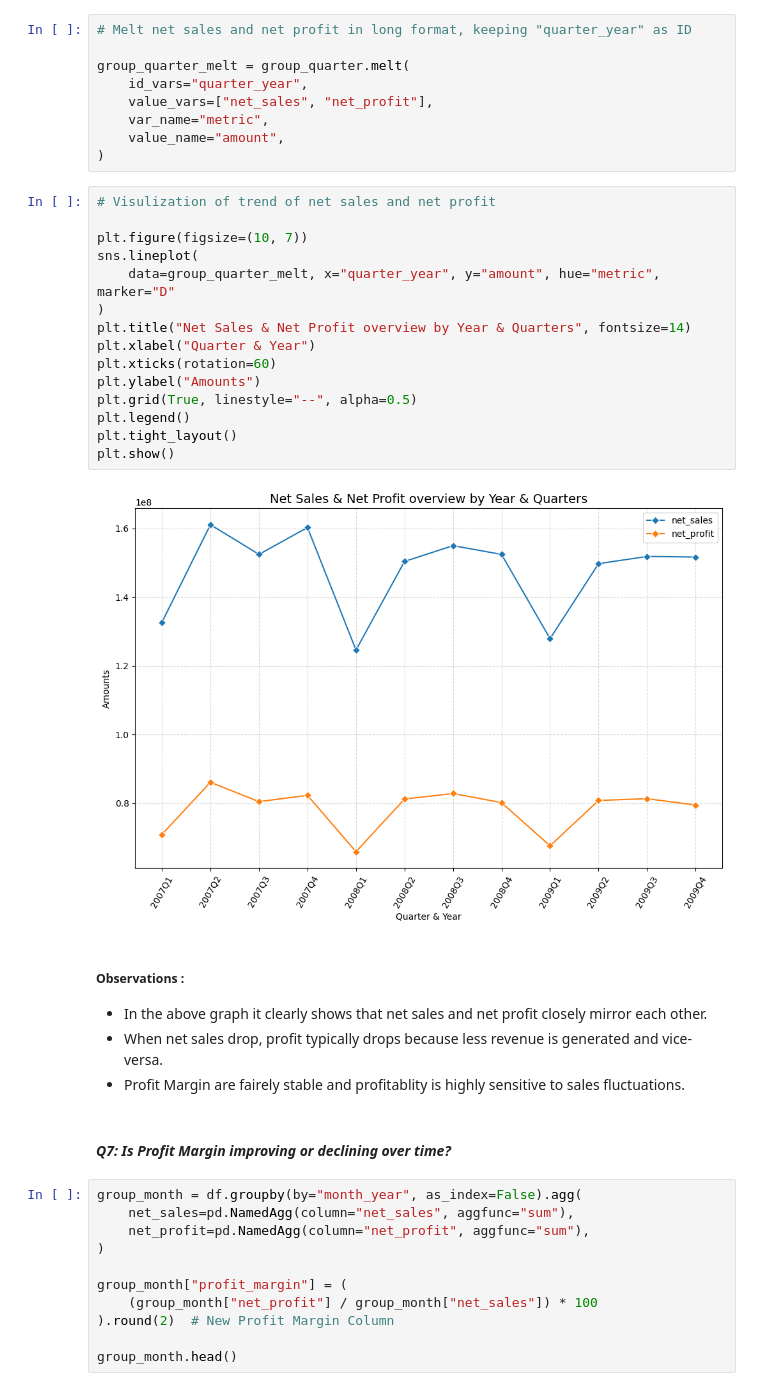
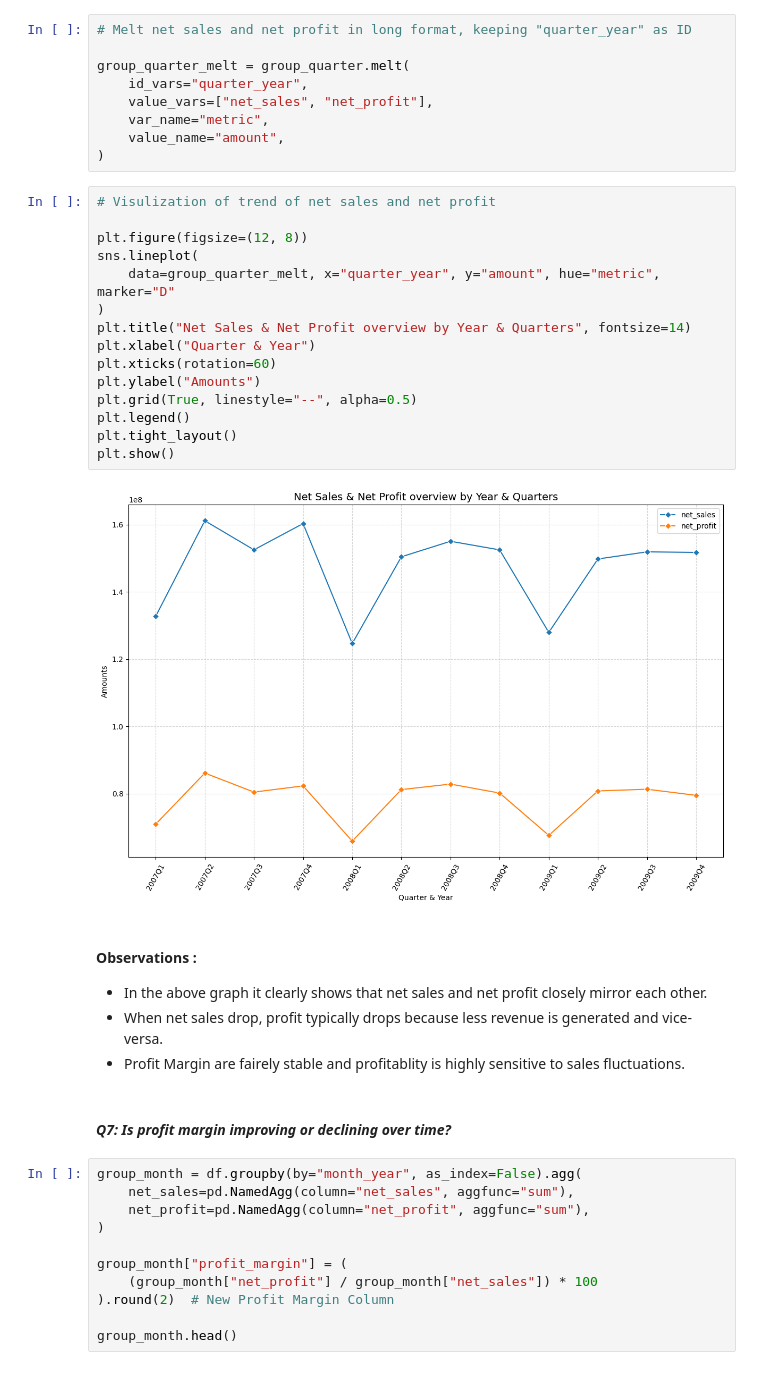
Before and after one commit to hemant4dsci/retail_e-commerce_sales_analytics, a Jupyter notebook: notebooks/02_exploratory_data_analysis.ipynb, the cells around one changed output. Saved outputs shown, nothing was run; the diff lists cells and outputs as text.

```diff
--- a/notebooks/02_exploratory_data_analysis.ipynb
+++ b/notebooks/02_exploratory_data_analysis.ipynb
@@ -468,27 +564,27 @@ group_quarter_melt = group_quarter.melt(
 # %%
 # Visulization of trend of net sales and net profit
 
-plt.figure(figsize=(10, 7))
+plt.figure(figsize=(12, 8))
 sns.lineplot(
     data=group_quarter_melt, x="quarter_year", y="amount", hue="metric", marker="D"
 )
 plt.title("Net Sales & Net Profit overview by Year & Quarters", fontsize=14)
 plt.xlabel("Quarter & Year")
 plt.xticks(rotation=60)
 plt.ylabel("Amounts")
 plt.grid(True, linestyle="--", alpha=0.5)
 plt.legend()
 plt.tight_layout()
 plt.show()
 # %% [output]
-[figure, old version]
+[figure, new version]
 # %% [markdown]
-##### **Observations :**
+#### Observations :
 - In the above graph it clearly shows that net sales and net profit closely mirror each other.
 - When net sales drop, profit typically drops because less revenue is generated and vice-versa.
 - Profit Margin are fairely stable and profitablity is highly sensitive to sales fluctuations.
 # %% [markdown]
-#### *Q7: Is Profit Margin improving or declining over time?*
+#### *Q7: Is profit margin improving or declining over time?*
 # %%
 group_month = df.groupby(by="month_year", as_index=False).agg(
     net_sales=pd.NamedAgg(column="net_sales", aggfunc="sum"),
```
Also changed, not shown: parts of 42 cells of this notebook.
